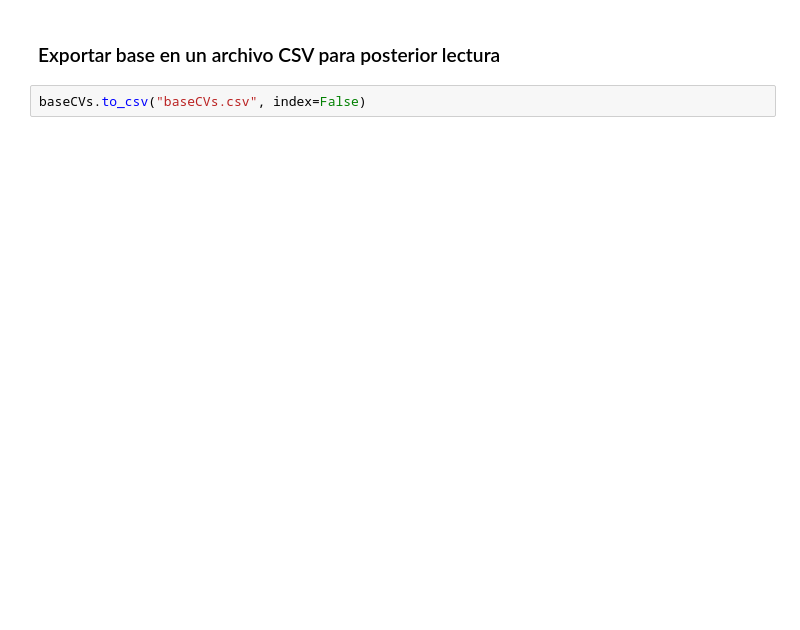
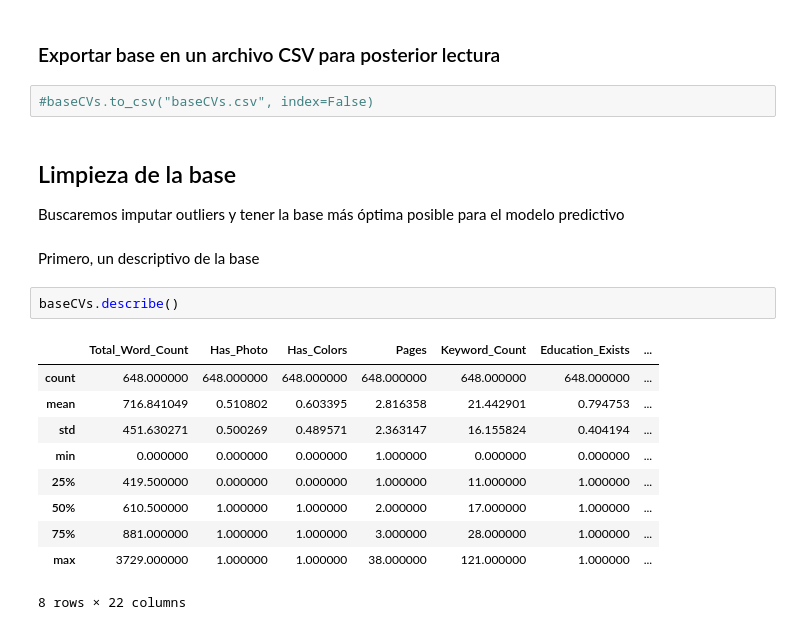
Before and after one commit to mastervecino/ProyectoFinalMaestria, a Jupyter notebook: Creacion base CVs.ipynb, the cells around one changed output. Saved outputs shown, nothing was run; the diff lists cells and outputs as text; blank space fills up the shorter version.

```diff
--- a/Creacion base CVs.ipynb
+++ b/Creacion base CVs.ipynb
@@ -344,4 +344,22 @@ baseCVs
 # %% [markdown]
 ### Exportar base en un archivo CSV para posterior lectura
 # %%
-baseCVs.to_csv("baseCVs.csv", index=False)
+#baseCVs.to_csv("baseCVs.csv", index=False)
+# %% [markdown]
+## Limpieza de la base
+Buscaremos imputar outliers y tener la base más óptima posible para el modelo predictivo
+# %% [markdown]
+Primero, un descriptivo de la base
+# %%
+baseCVs.describe()
+# %% [output]
+|  | Total_Word_Count | Has_Photo | Has_Colors | Pages | Keyword_Count | Education_Exists | ... |
+| count | 648.000000 | 648.000000 | 648.000000 | 648.000000 | 648.000000 | 648.000000 | ... |
+| mean | 716.841049 | 0.510802 | 0.603395 | 2.816358 | 21.442901 | 0.794753 | ... |
+| std | 451.630271 | 0.500269 | 0.489571 | 2.363147 | 16.155824 | 0.404194 | ... |
+| min | 0.000000 | 0.000000 | 0.000000 | 1.000000 | 0.000000 | 0.000000 | ... |
+| 25% | 419.500000 | 0.000000 | 0.000000 | 1.000000 | 11.000000 | 1.000000 | ... |
+| 50% | 610.500000 | 1.000000 | 1.000000 | 2.000000 | 17.000000 | 1.000000 | ... |
+| 75% | 881.000000 | 1.000000 | 1.000000 | 3.000000 | 28.000000 | 1.000000 | ... |
+| max | 3729.000000 | 1.000000 | 1.000000 | 38.000000 | 121.000000 | 1.000000 | ... |
+8 rows × 22 columns
```
Also changed, not shown: parts of 18 cells of this notebook, 2 other files.
